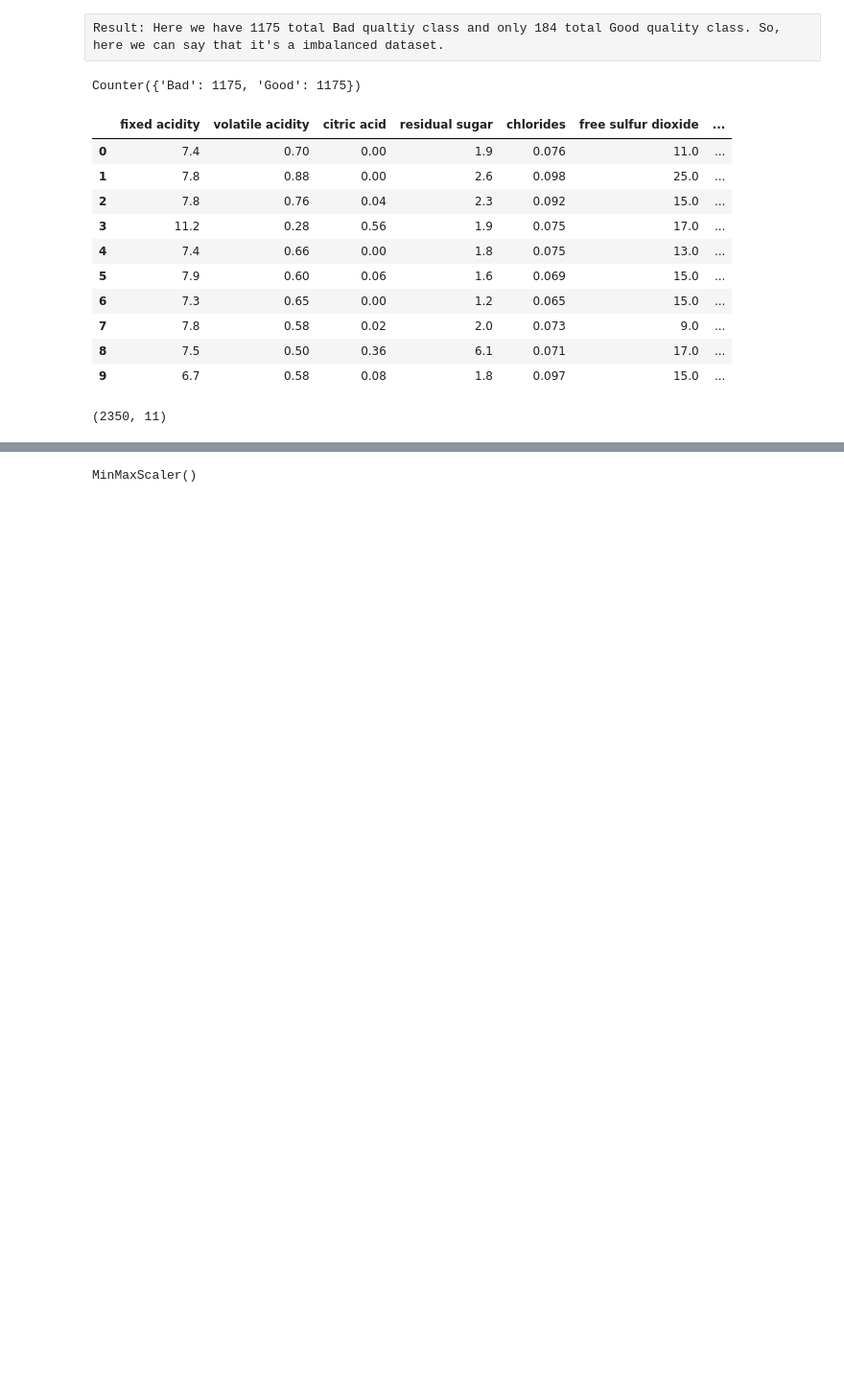
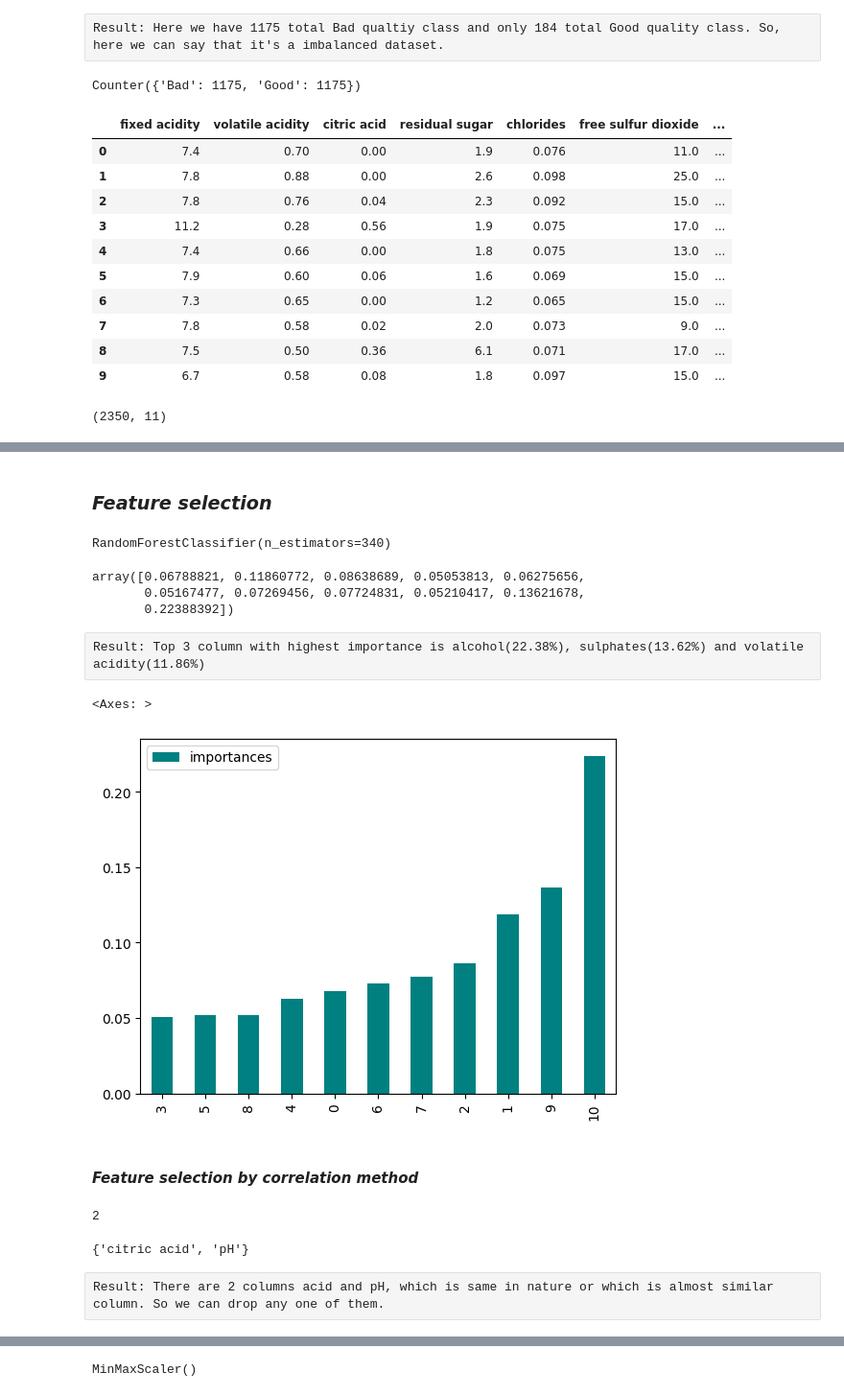
Before and after one commit to 176deepak/red-wine, a Jupyter notebook: Notebooks/Feature_Engineering.ipynb, the cells around one changed output, grey strips where cells are left out. Shown: that part at 96% size. Cells and saved outputs as stored; diff of their text form; code cells hidden in the pictures; blank space fills up the shorter version.

```diff
--- a/Notebooks/Feature_Engineering.ipynb
+++ b/Notebooks/Feature_Engineering.ipynb
@@ -128,0 +180,2 @@ X_resampled.shape
+# %% [markdown]
+### *Feature selection*
@@ -128,0 +184,24 @@ X_resampled.shape
+# %%
+feature_selector = RandomForestClassifier(n_estimators=340)
+feature_selector.fit(X_resampled, y_resampled)
+# %% [output]
+RandomForestClassifier(n_estimators=340)
+# %%
+importances = feature_selector.feature_importances_
+importances
+# %% [output]
+array([0.06788821, 0.11860772, 0.08638689, 0.05053813, 0.06275656,
+       0.05167477, 0.07269456, 0.07724831, 0.05210417, 0.13621678,
+       0.22388392])
+# %% [raw]
+Result: Top 3 column with highest importance is alcohol(22.38%), sulphates(13.62%) and volatile acidity(11.86%)
+# %%
+final_df = pd.DataFrame({'features':pd.DataFrame(X_resampled).columns, 'importances':importances})
+# %%
+final_df = final_df.sort_values('importances')
+final_df.plot.bar(color='teal')
+# %% [output]
+<Axes: >
+[figure, added]
+# %% [markdown]
+#### *Feature selection by correlation method*
@@ -128,0 +218,11 @@ X_resampled.shape
+# %%
+corr_features = correlation(X_resampled, 0.7)
+len(set(corr_features))
+# %% [output]
+2
+# %%
+corr_features
+# %% [output]
+{'citric acid', 'pH'}
+# %% [raw]
+Result: There are 2 columns acid and pH, which is same in nature or which is almost similar column. So we can drop any one of them.
```
Also changed, not shown: parts of 12 cells of this notebook, 4 other files.
